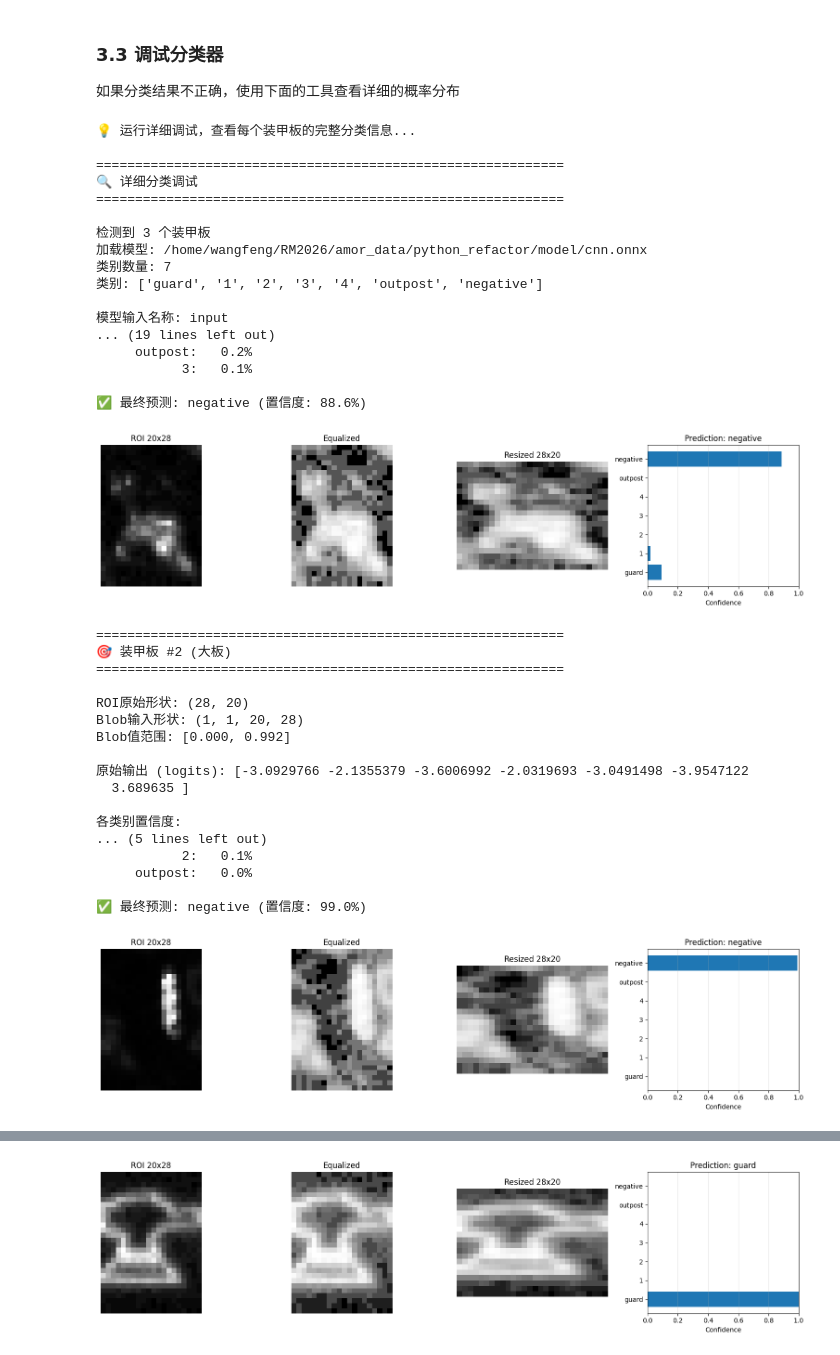
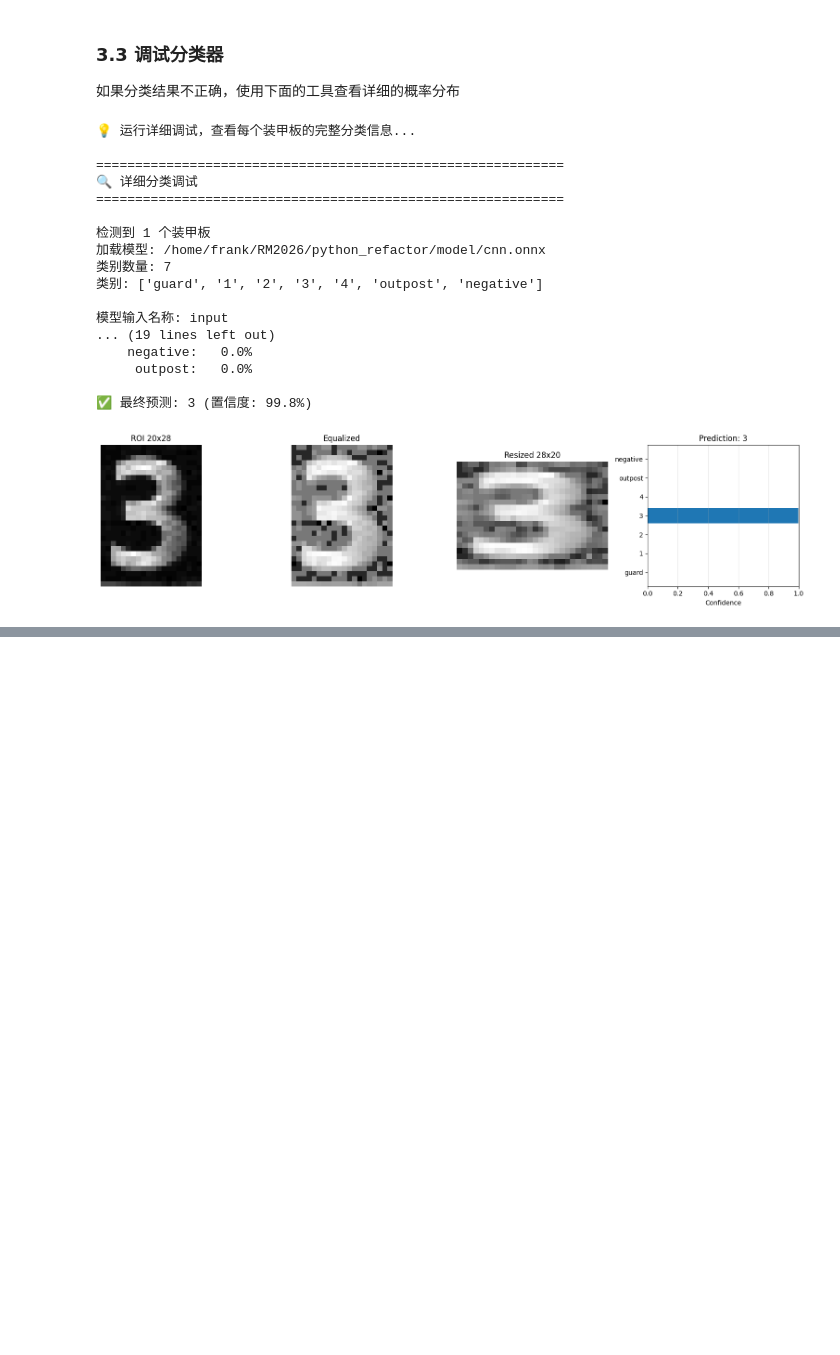
Before and after one commit to Ven-star-young/python_refactor, a Jupyter notebook: src/lable_generator.ipynb, the cells around one changed output, grey strips where cells are left out. Saved outputs shown, nothing was run; the diff lists cells and outputs as text; code cells hidden in the pictures; blank space fills up the shorter version.

```diff
--- a/src/lable_generator.ipynb
+++ b/src/lable_generator.ipynb
@@ -407,7 +408,7 @@ detector = TraditionalArmorDetector(binary_thresh=100)
 
 # 创建浏览器实例
 viewer = ImageViewer(
-    image_dir="/home/wangfeng/RM2026/amor_data/competation/5-24/3",
+    image_dir="/home/frank/RM2026/python_refactor/dataset/competation/5-25/3/images_0525_1023",
     detector=detector
 )
 
@@ -927,7 +913,7 @@ def debug_classify_current_image():
     print("="*60)
 
     # 获取当前图像
-    image_path = "/home/wangfeng/RM2026/amor_data/competation/5-24/3/images_0524_1608/0524_162935_1259126_1436.bmp"
+    image_path = "/home/frank/RM2026/python_refactor/dataset/competation/5-25/3/images_0525_1023/0525_102505_79726_73.bmp"
     image = cv2.imread(str(image_path), cv2.IMREAD_GRAYSCALE)
 
     # 检测装甲板
@@ -985,56 +971,38 @@ def debug_classify_current_image():
             plt.xlabel('Confidence')
             plt.title(f'Prediction: {class_name}')
             plt.xlim(0, 1)
             plt.grid(axis='x', alpha=0.3)
 
             plt.tight_layout()
             plt.show()
 
     except Exception as e:
         print(f"\n错误: {e}")
         import traceback
         traceback.print_exc()
 
 
 # 运行详细调试
 print("\n💡 运行详细调试，查看每个装甲板的完整分类信息...\n")
-model_path = "/home/wangfeng/RM2026/amor_data/python_refactor/model/cnn.onnx"
-label_path = "/home/wangfeng/RM2026/amor_data/python_refactor/model/label.txt"
+model_path = "/home/frank/RM2026/python_refactor/model/cnn.onnx"
+label_path = "/home/frank/RM2026/python_refactor/model/label.txt"
 debug_classify_current_image()
 # %% [output]
 💡 运行详细调试，查看每个装甲板的完整分类信息...
 
 ============================================================
 🔍 详细分类调试
 ============================================================
 
-检测到 3 个装甲板
-加载模型: /home/wangfeng/RM2026/amor_data/python_refactor/model/cnn.onnx
+检测到 1 个装甲板
+加载模型: /home/frank/RM2026/python_refactor/model/cnn.onnx
 类别数量: 7
 类别: ['guard', '1', '2', '3', '4', 'outpost', 'negative']
 
 模型输入名称: input
 ... (19 lines left out)
-     outpost:   0.2%
-           3:   0.1%
+    negative:   0.0%
+     outpost:   0.0%
 
-✅ 最终预测: negative (置信度: 88.6%)
+✅ 最终预测: 3 (置信度: 99.8%)
-[figure, old version]
+[figure, new version]
-============================================================
-🎯 装甲板 #2 (大板)
-============================================================
-
-ROI原始形状: (28, 20)
-Blob输入形状: (1, 1, 20, 28)
-Blob值范围: [0.000, 0.992]
-
-原始输出 (logits): [-3.0929766 -2.1355379 -3.6006992 -2.0319693 -3.0491498 -3.9547122
-  3.689635 ]
-
-各类别置信度:
-... (5 lines left out)
-           2:   0.1%
-     outpost:   0.0%
-
-✅ 最终预测: negative (置信度: 99.0%)
-[figure, removed]
@@ -1058 +1008,0 @@ Blob值范围: [0.000, 1.000]
-[figure, removed]
```
Also changed, not shown: parts of 9 cells of this notebook, 7 other files.
